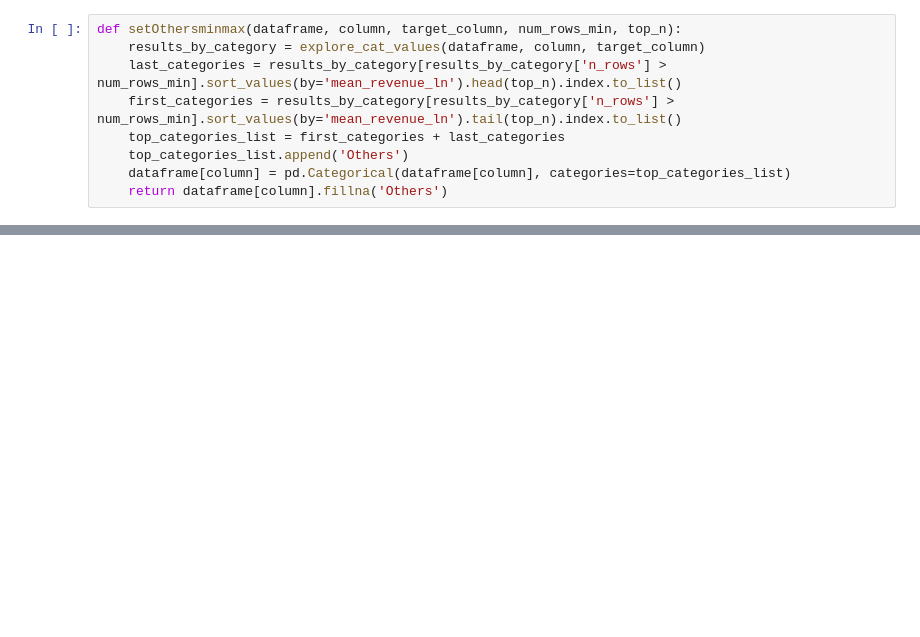
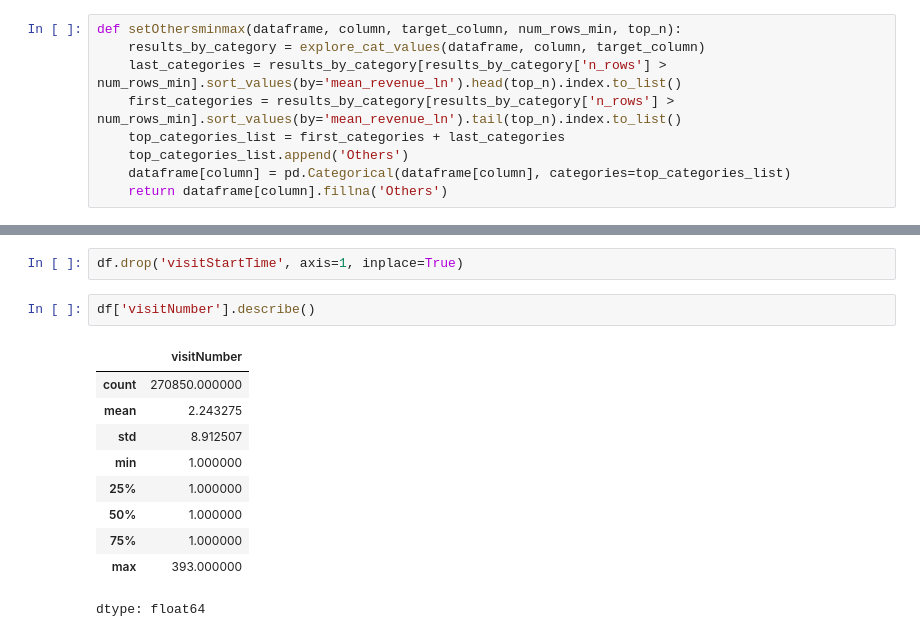
Before and after one commit to KARENCMP82/Python, a Jupyter notebook: GACR_Regresion_clase.ipynb, the cells around one changed output, grey strips where cells are left out. Drawn from its saved outputs; the diff is of its cells as text; blank space fills up the shorter version.

```diff
--- a/GACR_Regresion_clase.ipynb
+++ b/GACR_Regresion_clase.ipynb
@@ -642,0 +735,15 @@ IndexError: index -1 is out of bounds for axis 0 with size 0
+# %%
+df.drop('visitStartTime', axis=1, inplace=True)
+# %%
+df['visitNumber'].describe()
+# %% [output]
+|  | visitNumber |
+| count | 270850.000000 |
+| mean | 2.243275 |
+| std | 8.912507 |
+| min | 1.000000 |
+| 25% | 1.000000 |
+| 50% | 1.000000 |
+| 75% | 1.000000 |
+| max | 393.000000 |
+dtype: float64
```
Also changed, not shown: parts of 19 cells of this notebook.
